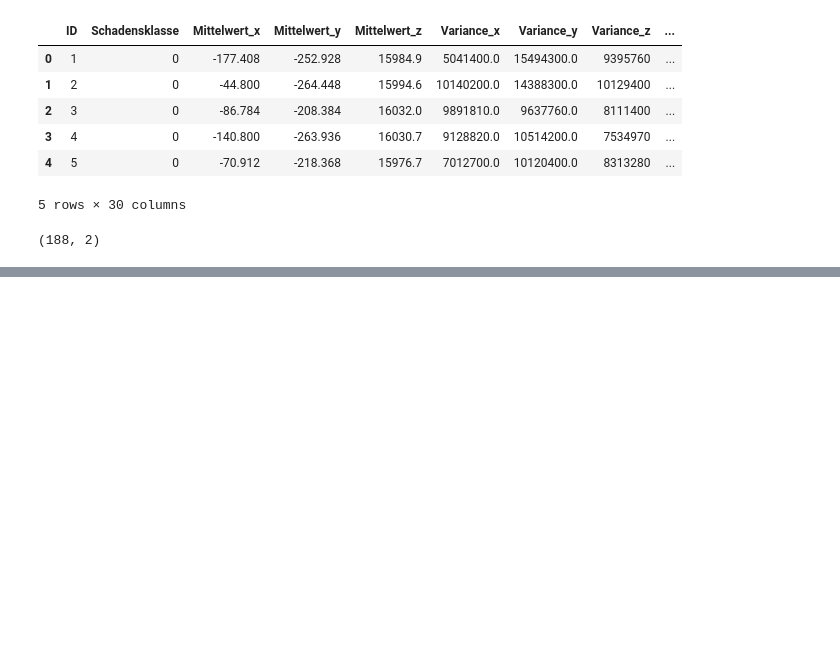
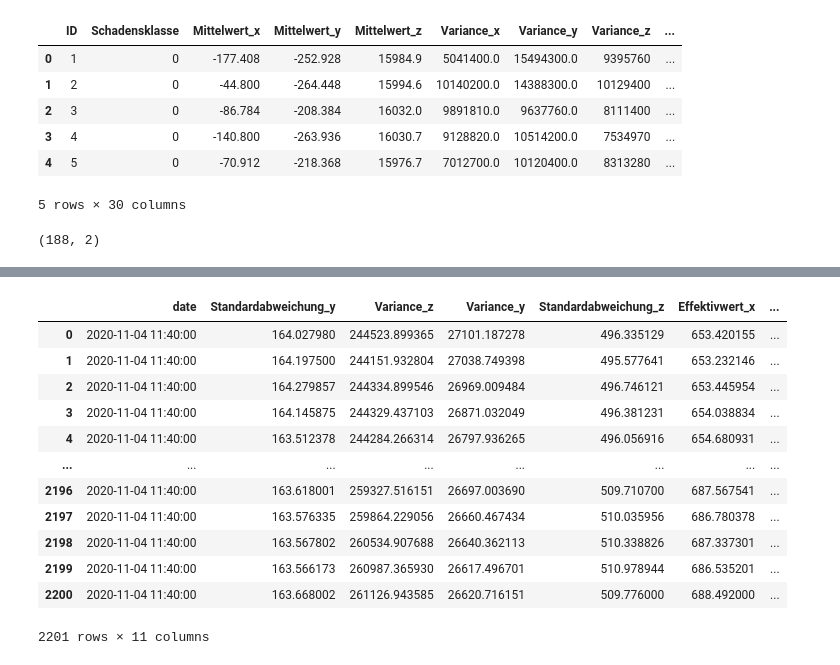
Before and after one commit to lian333/thesis, a Jupyter notebook: Dataanalyse/data_analyse.ipynb, the cells around one changed output, grey strips where cells are left out. Cells and saved outputs as stored; diff of their text form; code cells hidden in the pictures; blank space fills up the shorter version.

```diff
--- a/Dataanalyse/data_analyse.ipynb
+++ b/Dataanalyse/data_analyse.ipynb
@@ -1278,0 +1516,32 @@ df.shape
+# %%
+for column in testdf.columns[1:]:
+    plotdata=testdf[column]
+    plotdata_smooth,outliers = detect_outliers(plotdata)
+    # testdf=testdf.copy()
+    # print(plotdata_smooth)
+    testdf.loc[:,column]=plotdata_smooth
+    fig=plt.figure(figsize=(10, 5))
+    plt.plot(plotdata, label='Original',zorder=1)
+    plt.scatter(outliers, plotdata[outliers], color='red', label='Outliers',zorder=2)
+    plt.plot(plotdata_smooth, label='Smoothed',zorder=3)
+    plt.legend()
+    output_path = f'D:/studydata/Masterarbeit/outlier/outlier{column}.png'
+
+    plt.savefig(output_path)
+    plt.close(fig)  # 关闭图像，释放内存
+# %%
+testdf
+# %% [output]
+|  | date | Standardabweichung_y | Variance_z | Variance_y | Standardabweichung_z | Effektivwert_x | ... |
+| 0 | 2020-11-04 11:40:00 | 164.027980 | 244523.899365 | 27101.187278 | 496.335129 | 653.420155 | ... |
+| 1 | 2020-11-04 11:40:00 | 164.197500 | 244151.932804 | 27038.749398 | 495.577641 | 653.232146 | ... |
+| 2 | 2020-11-04 11:40:00 | 164.279857 | 244334.899546 | 26969.009484 | 496.746121 | 653.445954 | ... |
+| 3 | 2020-11-04 11:40:00 | 164.145875 | 244329.437103 | 26871.032049 | 496.381231 | 654.038834 | ... |
+| 4 | 2020-11-04 11:40:00 | 163.512378 | 244284.266314 | 26797.936265 | 496.056916 | 654.680931 | ... |
+| ... | ... | ... | ... | ... | ... | ... | ... |
+| 2196 | 2020-11-04 11:40:00 | 163.618001 | 259327.516151 | 26697.003690 | 509.710700 | 687.567541 | ... |
+| 2197 | 2020-11-04 11:40:00 | 163.576335 | 259864.229056 | 26660.467434 | 510.035956 | 686.780378 | ... |
+| 2198 | 2020-11-04 11:40:00 | 163.567802 | 260534.907688 | 26640.362113 | 510.338826 | 687.337301 | ... |
+| 2199 | 2020-11-04 11:40:00 | 163.566173 | 260987.365930 | 26617.496701 | 510.978944 | 686.535201 | ... |
+| 2200 | 2020-11-04 11:40:00 | 163.668002 | 261126.943585 | 26620.716151 | 509.776000 | 688.492000 | ... |
+2201 rows × 11 columns
```
Also changed, not shown: parts of 8 cells of this notebook, 1 other file.
